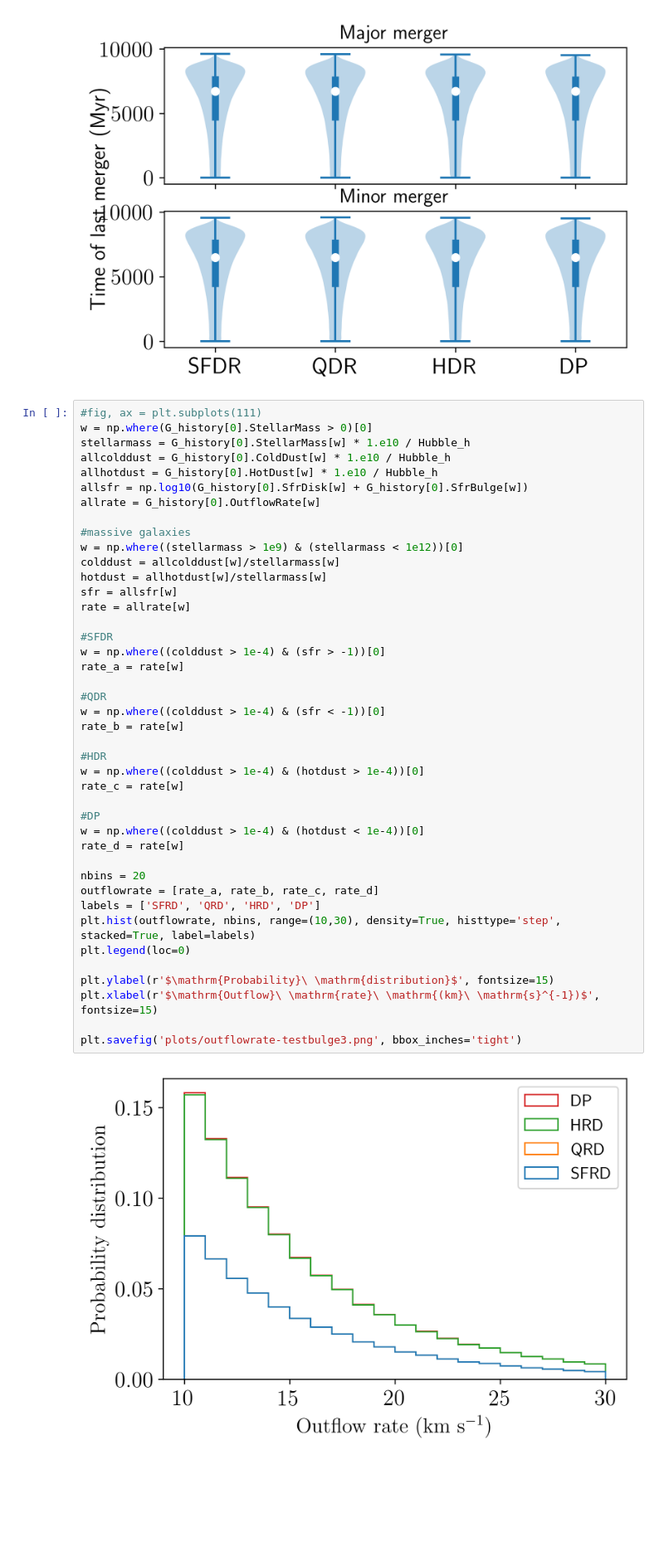
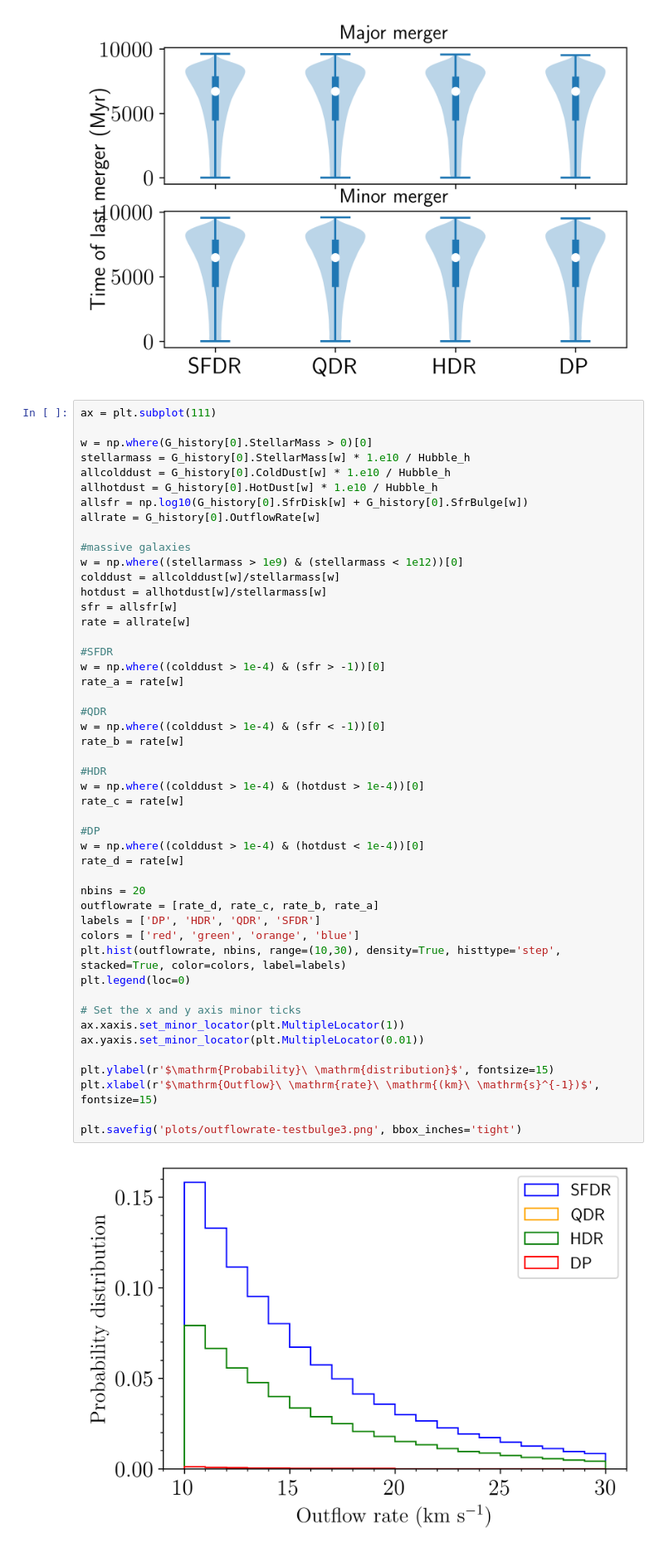
Before and after one commit to darrencroton/sage, a Jupyter notebook: analysis/dust-result.ipynb, the cells around one changed output. Shown at 83% size. Cells and saved outputs as stored; diff of their text form; blank space fills up the shorter version.

```diff
--- a/analysis/dust-result.ipynb
+++ b/analysis/dust-result.ipynb
@@ -6952,7 +6956,8 @@ savefig('plots/TimeOfLastMajorMerger-testbulge3.png', bbox_inches='tight')
 # %% [output]
 [figure]
 # %%
-#fig, ax = plt.subplots(111)
+ax = plt.subplot(111)
+
 w = np.where(G_history[0].StellarMass > 0)[0]
 stellarmass = G_history[0].StellarMass[w] * 1.e10 / Hubble_h
 allcolddust = G_history[0].ColdDust[w] * 1.e10 / Hubble_h
@@ -6964,35 +6969,40 @@ allrate = G_history[0].OutflowRate[w]
 w = np.where((stellarmass > 1e9) & (stellarmass < 1e12))[0]
 colddust = allcolddust[w]/stellarmass[w]
 hotdust = allhotdust[w]/stellarmass[w]
 sfr = allsfr[w]
 rate = allrate[w]
 
 #SFDR
 w = np.where((colddust > 1e-4) & (sfr > -1))[0]
 rate_a = rate[w]
 
 #QDR
 w = np.where((colddust > 1e-4) & (sfr < -1))[0]
 rate_b = rate[w]
 
 #HDR
 w = np.where((colddust > 1e-4) & (hotdust > 1e-4))[0]
 rate_c = rate[w]
 
 #DP
 w = np.where((colddust > 1e-4) & (hotdust < 1e-4))[0]
 rate_d = rate[w]
 
 nbins = 20
-outflowrate = [rate_a, rate_b, rate_c, rate_d]
-labels = ['SFRD', 'QRD', 'HRD', 'DP']
-plt.hist(outflowrate, nbins, range=(10,30), density=True, histtype='step', stacked=True, label=labels)
+outflowrate = [rate_d, rate_c, rate_b, rate_a]
+labels = ['DP', 'HDR', 'QDR', 'SFDR']
+colors = ['red', 'green', 'orange', 'blue']
+plt.hist(outflowrate, nbins, range=(10,30), density=True, histtype='step', stacked=True, color=colors, label=labels)
 plt.legend(loc=0)
+
+# Set the x and y axis minor ticks
+ax.xaxis.set_minor_locator(plt.MultipleLocator(1))
+ax.yaxis.set_minor_locator(plt.MultipleLocator(0.01))
 
 plt.ylabel(r'$\mathrm{Probability}\ \mathrm{distribution}$', fontsize=15)
 plt.xlabel(r'$\mathrm{Outflow}\ \mathrm{rate}\ \mathrm{(km}\ \mathrm{s}^{-1})$', fontsize=15)
 
 plt.savefig('plots/outflowrate-testbulge3.png', bbox_inches='tight')
 # %% [output]
-[figure, old version]
+[figure, new version]
 # %%
```
Also changed, not shown: parts of 8 cells of this notebook.
